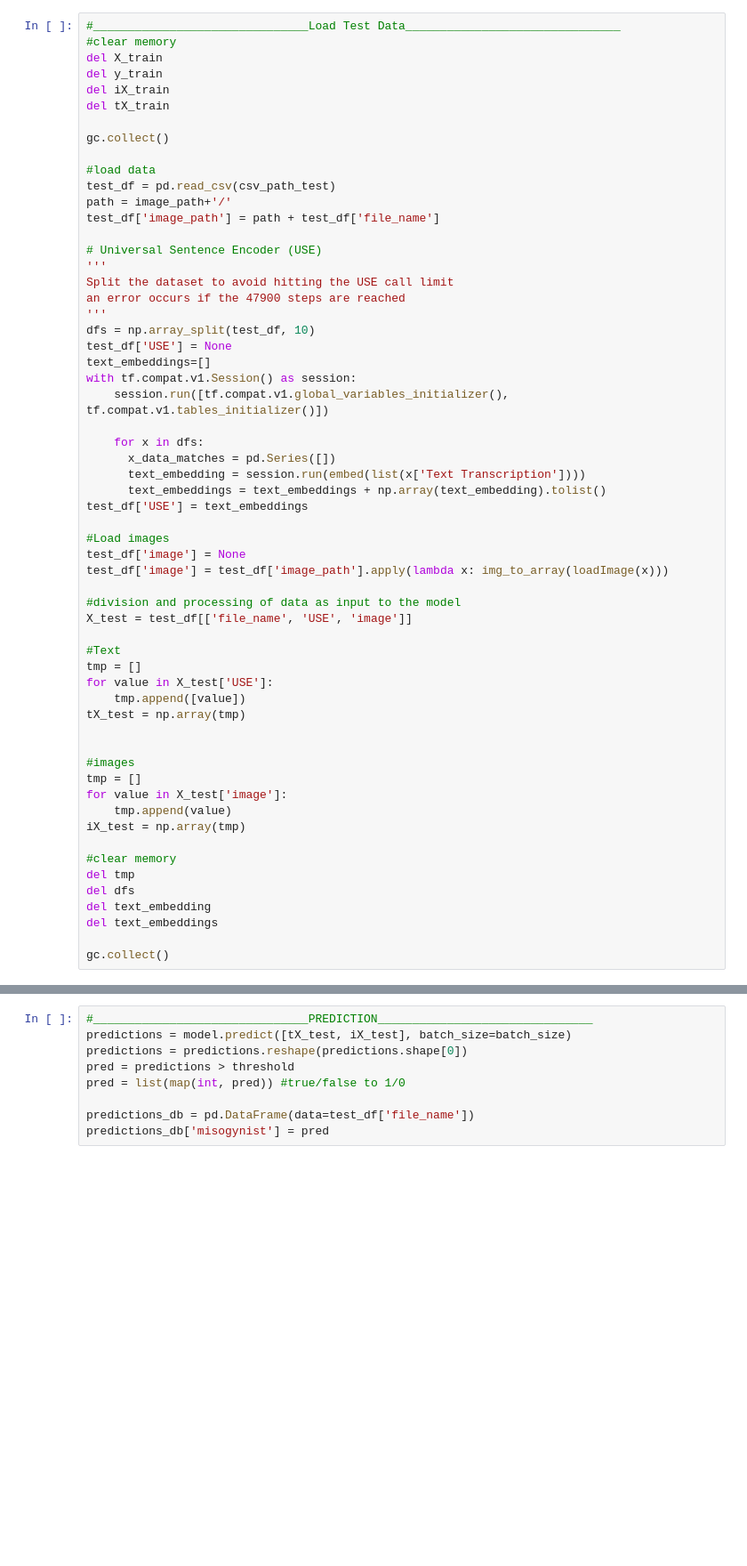
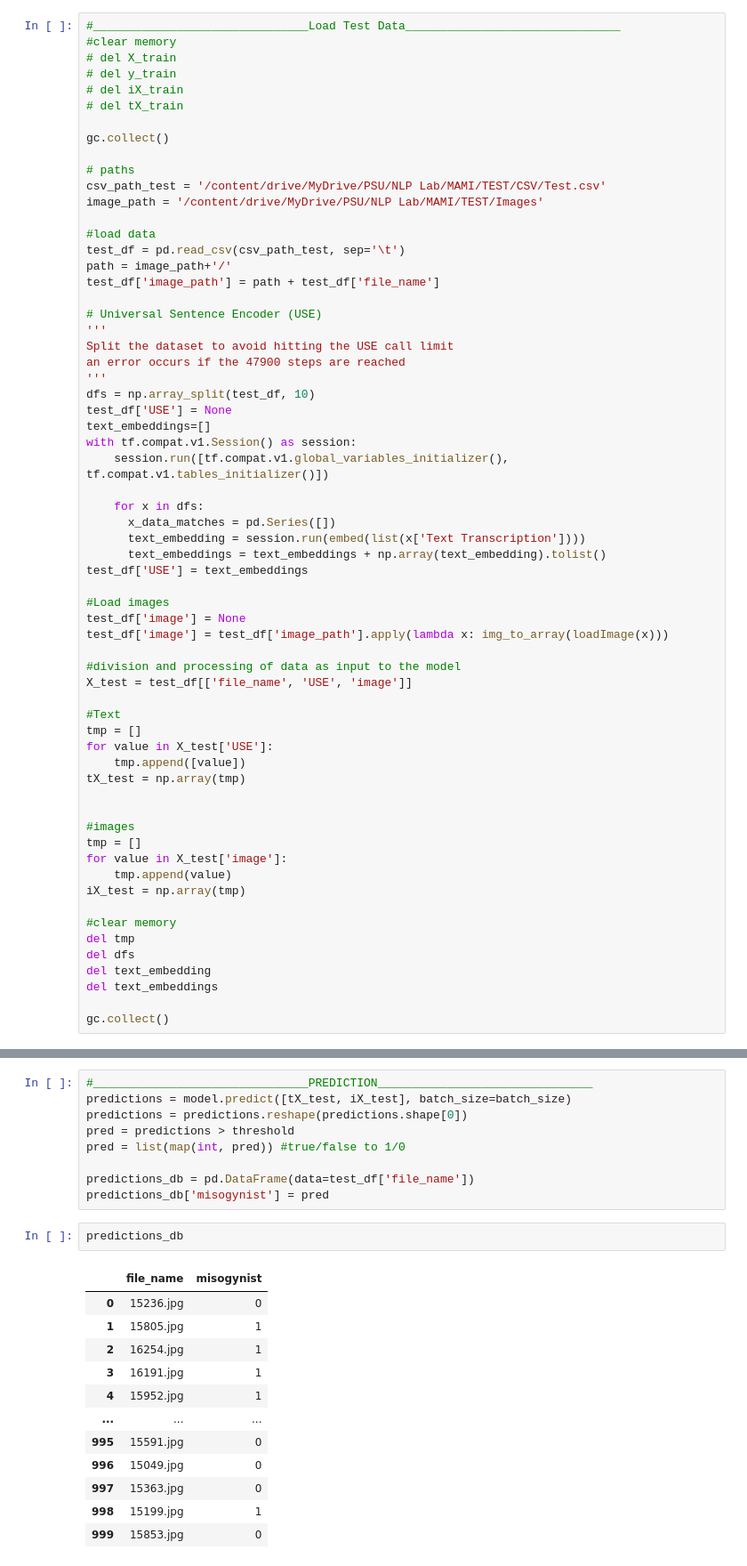
Before and after one commit to Rhitabrat/MAMI, a Jupyter notebook: Baselines/image_text_baseline.ipynb, the cells around one changed output, grey strips where cells are left out. Shown at 89% size. Saved outputs shown, nothing was run; the diff lists cells and outputs as text; blank space fills up the shorter version.

```diff
--- a/Baselines/image_text_baseline.ipynb
+++ b/Baselines/image_text_baseline.ipynb
@@ -282,15 +285,19 @@ ________________________________________________________________________________
 # %%
 #_______________________________Load Test Data_______________________________
 #clear memory
-del X_train
-del y_train
-del iX_train
-del tX_train
+# del X_train
+# del y_train
+# del iX_train
+# del tX_train
 
 gc.collect()
 
+# paths
+csv_path_test = '/content/drive/MyDrive/PSU/NLP Lab/MAMI/TEST/CSV/Test.csv'
+image_path = '/content/drive/MyDrive/PSU/NLP Lab/MAMI/TEST/Images'
+
 #load data
-test_df = pd.read_csv(csv_path_test)
+test_df = pd.read_csv(csv_path_test, sep='\t')
 path = image_path+'/'
 test_df['image_path'] = path + test_df['file_name']
 
@@ -361,3 +368,18 @@ pred = list(map(int, pred)) #true/false to 1/0
 
 predictions_db = pd.DataFrame(data=test_df['file_name'])
 predictions_db['misogynist'] = pred
+# %%
+predictions_db
+# %% [output]
+|  | file_name | misogynist |
+| 0 | 15236.jpg | 0 |
+| 1 | 15805.jpg | 1 |
+| 2 | 16254.jpg | 1 |
+| 3 | 16191.jpg | 1 |
+| 4 | 15952.jpg | 1 |
+| ... | ... | ... |
+| 995 | 15591.jpg | 0 |
+| 996 | 15049.jpg | 0 |
+| 997 | 15363.jpg | 0 |
+| 998 | 15199.jpg | 1 |
+| 999 | 15853.jpg | 0 |
```
Also changed, not shown: parts of 10 cells of this notebook.
